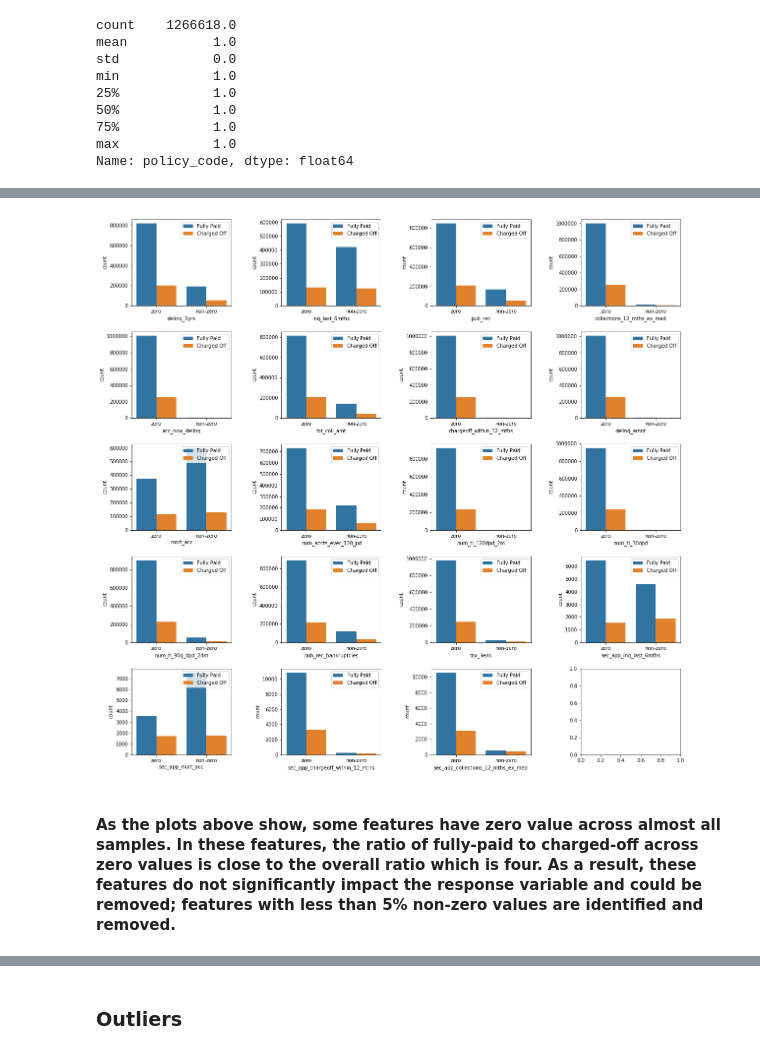
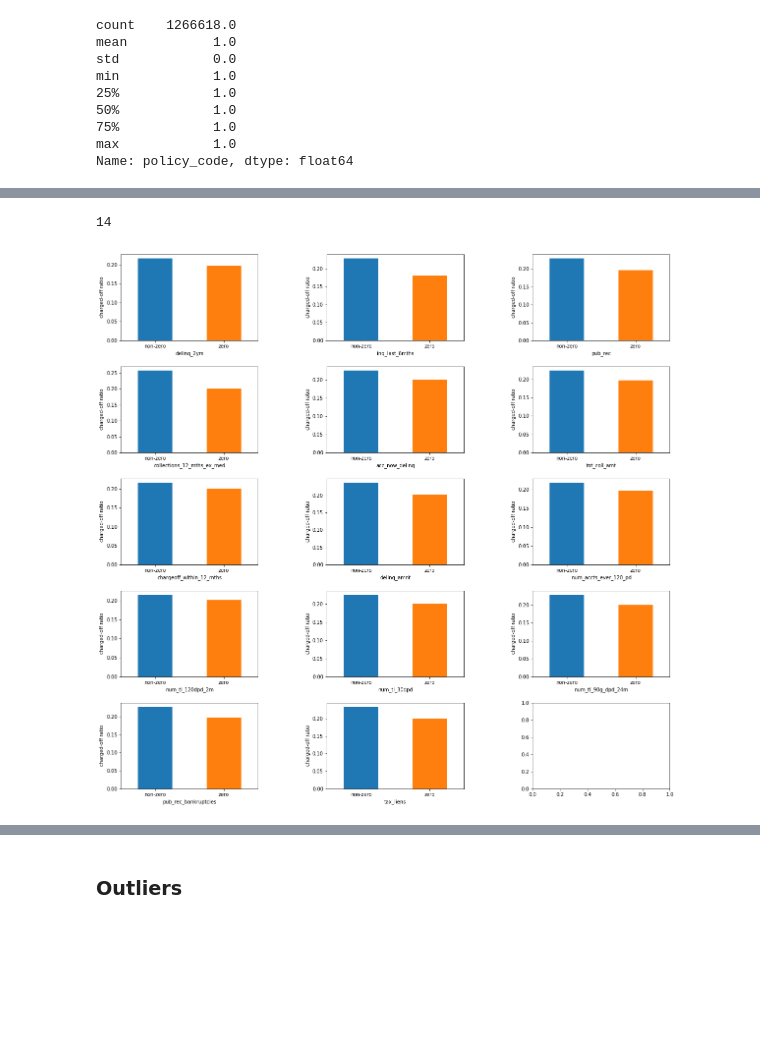
Before and after one commit to moeinsoodavi/Springboard, a Jupyter notebook: Capstone Project 2/Capstone Project 2 - EDA2.ipynb, the cells around one changed output, grey strips where cells are left out. Cells and saved outputs as stored; diff of their text form; code cells hidden in the pictures; blank space fills up the shorter version.

```diff
--- a/Capstone Project 2/Capstone Project 2 - EDA2.ipynb
+++ b/Capstone Project 2/Capstone Project 2 - EDA2.ipynb
@@ -43,21 +63,20 @@ df.drop('policy_code', axis=1,inplace=True)
 # %%
 # 1) loan amount, funded amount, invested funded amount, and installment are highly correlated. loan_amnt is kept and the
 # rest are removed.
-# 2) fico_range_low and sec_app_fico_range_low (lower boundary range of primary and secondary borrowers’ FICO scores) are
-# removed because they are highly correlated to fico_range_high and sec_app_fico_range_high
-# (upper boundary range of primary and secondary borrowers’ FICO scores), respectively.
+# 2) fico_range_low (lower boundary range of borrower's FICO score) is removed because it is highly correlated to fico_range_high
+# (upper boundary range of borrower's FICO scores).
 # 3) num_sats, which is number of satisfactory accounts, is removed because it is highly correlate to open_acc
 # which is the number of open credit lines in the borrower's credit file.
 # 4) tot_hi_cred_lim, which is total high credit/credit limit, is removed because it is highly correlated to tot_cur_bal,
 # which is total current balance of all accounts.
 # 5) num_rev_tl_bal_gt_0, which is number of revolving trades with balance more than 0, is removed because it is highly
 # correlated to num_actv_rev_tl, which is number of currently active revolving trades
-# 6) mo_sin_old_rev_tl_op, which is number of months since oldest revolving account opened, is removed because it is
-# highly correlated to years_earliest_cr_line, which is number of years since the first credit line was opened.
+# 6) mo_sin_old_rev_tl_op, which is number of months since oldest revolving account, is removed because it is highly
+# correlated to  years_earliest_cr_line which is number of years since the first credit line
 
 
-removal_list = ['funded_amnt','funded_amnt_inv','installment','fico_range_low','sec_app_fico_range_low','num_sats',
-               'tot_hi_cred_lim','num_rev_tl_bal_gt_0','mo_sin_old_rev_tl_op']
+removal_list = ['funded_amnt','funded_amnt_inv','installment','fico_range_low','num_sats','tot_hi_cred_lim',
+                'num_rev_tl_bal_gt_0','mo_sin_old_rev_tl_op']
 
 df.drop(removal_list,axis=1,inplace=True)
 # %%
@@ -87,20 +97,32 @@ len(feature_list)
+# %%
+#Create list of all numerical features
+numerical_list = df.dtypes[df.dtypes=='float64'].index
+
+#  Features with median of 0 in numerical_list are separated
+zero_list = [feature for feature in numerical_list if df.loc[:,feature].median()==0]
+
+# Print number of features with median 0 value in individual_list
+len(zero_list)
+# %% [output]
+14
 # %%
-#Label the values of features in feature_list as zero and nonzero, and investigate count plot of fully-paid and charged-off loans
+#Divide the values of features in zero_list to zero and nonzero, and investigate ratio of charged-off loans
 # across zero and nonzero values.
 
-figure, axes = plt.subplots(5,4,figsize=(20,20))
+figure, axes = plt.subplots(5,3,figsize=(20,20))
 i = 0
-for feature in feature_list:
-    new_df = df.loc[:,[feature,'loan_status']]
-    new_df.dropna(inplace=True)
+new_df = df.loc[:,zero_list+['charged_off']]
+
+for feature in zero_list:
     new_df[feature] = new_df[feature].apply(lambda x: 'zero' if x==0 else 'non-zero')
     ax = axes.reshape(-1)[i]
-    sns.countplot(ax=ax,x=feature,order=['zero','non-zero'],hue='loan_status',data=new_df)
-    ax.legend(loc='upper right')
+    (new_df.groupby(feature).mean()['charged_off']).plot.bar(ax=ax)
+    ax.set_xlabel(feature)
+    for label in ax.get_xticklabels():
+        label.set_rotation(0)
+    ax.set_ylabel('charged-off ratio')
     i+=1
 plt.subplots_adjust(hspace=0.3,wspace=0.5)
 mp.savefig('countplot.png', bbox_inches='tight')
 # %% [output]
-[figure, old version]
+[figure, new version]
-# %% [markdown]
-#### As the plots above show, some features have zero value across almost all samples. In these features, the ratio of fully-paid to charged-off across zero values is close to the overall ratio which is four. As a result, these features do not significantly impact the response variable and could be removed; features with less than 5% non-zero values are identified and removed.
```
Also changed, not shown: parts of 35 cells of this notebook, 8 other files.
